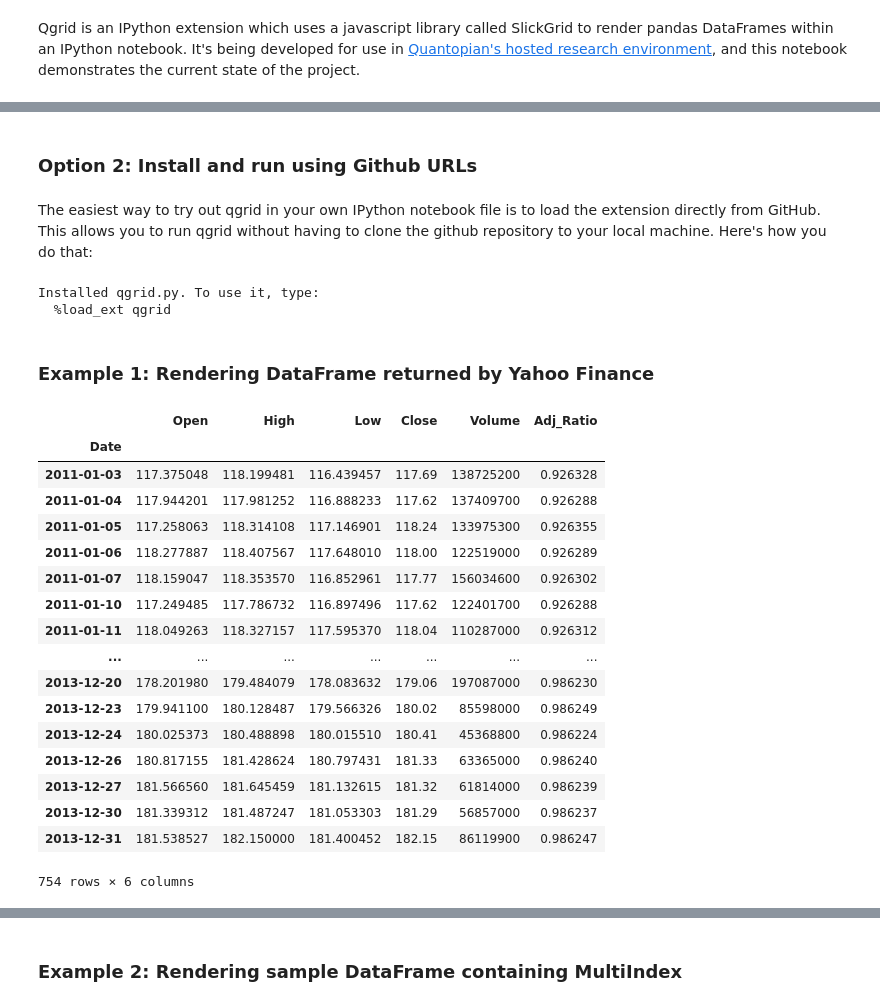
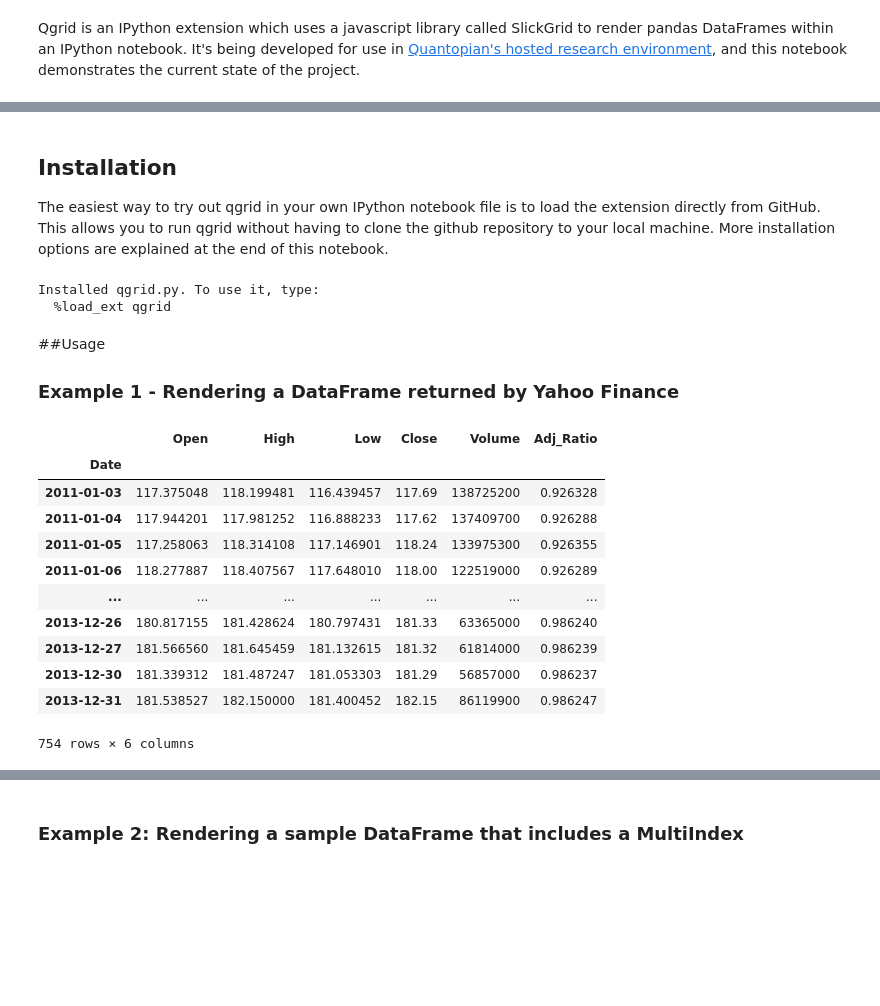
Before and after one commit to quantopian/qgrid, a Jupyter notebook: qgrid_demo.ipynb, the cells around one changed output, grey strips where cells are left out. Cells and saved outputs as stored; diff of their text form; code cells hidden in the pictures; blank space fills up the shorter version.

Commit message:
Added more installation instructions to the notebook.

```diff
--- a/qgrid_demo.ipynb
+++ b/qgrid_demo.ipynb
@@ -42,7 +14,6 @@ qgrid.set_remote_mode(False)
-# %% [markdown]
-### Option 2: Install and run using Github URLs
 # %% [markdown]
-The easiest way to try out qgrid in your own IPython notebook file is to load the extension directly from GitHub.  This allows you to run qgrid without having to clone the github repository to your local machine.  Here's how you do that:
+## Installation
+The easiest way to try out qgrid in your own IPython notebook file is to load the extension directly from GitHub. This allows you to run qgrid without having to clone the github repository to your local machine.  More installation options are explained at the end of this notebook.
 # %%
 %install_ext https://raw.githubusercontent.com/quantopian/qgrid/master/qgrid.py
 import qgrid
@@ -54,35 +24,29 @@ qgrid.set_remote_mode(True)
 # %% [markdown]
-### Example 1: Rendering DataFrame returned by Yahoo Finance
+##Usage
+### Example 1 - Rendering a DataFrame returned by Yahoo Finance
 # %%
 import pandas as pd
 import numpy as np
 randn = np.random.randn
 
-pd.set_option('display.max_rows', 15)
+pd.set_option('display.max_rows', 8)
 
 from pandas.io.data import get_data_yahoo
 spy = get_data_yahoo(
     symbols='SPY',
     start=pd.Timestamp('2011-01-01'),
     end=pd.Timestamp('2014-01-01'),
     adjust_price=True,
 )
-
 spy
 # %% [output]
 |  | Open | High | Low | Close | Volume | Adj_Ratio |
 | Date |  |  |  |  |  |  |
 | 2011-01-03 | 117.375048 | 118.199481 | 116.439457 | 117.69 | 138725200 | 0.926328 |
 | 2011-01-04 | 117.944201 | 117.981252 | 116.888233 | 117.62 | 137409700 | 0.926288 |
 | 2011-01-05 | 117.258063 | 118.314108 | 117.146901 | 118.24 | 133975300 | 0.926355 |
 | 2011-01-06 | 118.277887 | 118.407567 | 117.648010 | 118.00 | 122519000 | 0.926289 |
-| 2011-01-07 | 118.159047 | 118.353570 | 116.852961 | 117.77 | 156034600 | 0.926302 |
-| 2011-01-10 | 117.249485 | 117.786732 | 116.897496 | 117.62 | 122401700 | 0.926288 |
-| 2011-01-11 | 118.049263 | 118.327157 | 117.595370 | 118.04 | 110287000 | 0.926312 |
 | ... | ... | ... | ... | ... | ... | ... |
-| 2013-12-20 | 178.201980 | 179.484079 | 178.083632 | 179.06 | 197087000 | 0.986230 |
-| 2013-12-23 | 179.941100 | 180.128487 | 179.566326 | 180.02 | 85598000 | 0.986249 |
-| 2013-12-24 | 180.025373 | 180.488898 | 180.015510 | 180.41 | 45368800 | 0.986224 |
 | 2013-12-26 | 180.817155 | 181.428624 | 180.797431 | 181.33 | 63365000 | 0.986240 |
 | 2013-12-27 | 181.566560 | 181.645459 | 181.132615 | 181.32 | 61814000 | 0.986239 |
 | 2013-12-30 | 181.339312 | 181.487247 | 181.053303 | 181.29 | 56857000 | 0.986237 |
@@ -93,7 +57,7 @@ qgrid.show_grid(spy)
 # %% [output]
 [interactive output not drawn]
 # %% [markdown]
-### Example 2: Rendering sample DataFrame containing MultiIndex
+### Example 2: Rendering a sample DataFrame that includes a MultiIndex
 # %%
 tuples = zip(*[['bar', 'bar', 'baz', 'baz', 'foo', 'foo', 'qux', 'qux'],
           ['one', 'two', 'one', 'two', 'one', 'two', 'one', 'two']])
```
Also changed, not shown: parts of 22 cells of this notebook, 1 other file.
